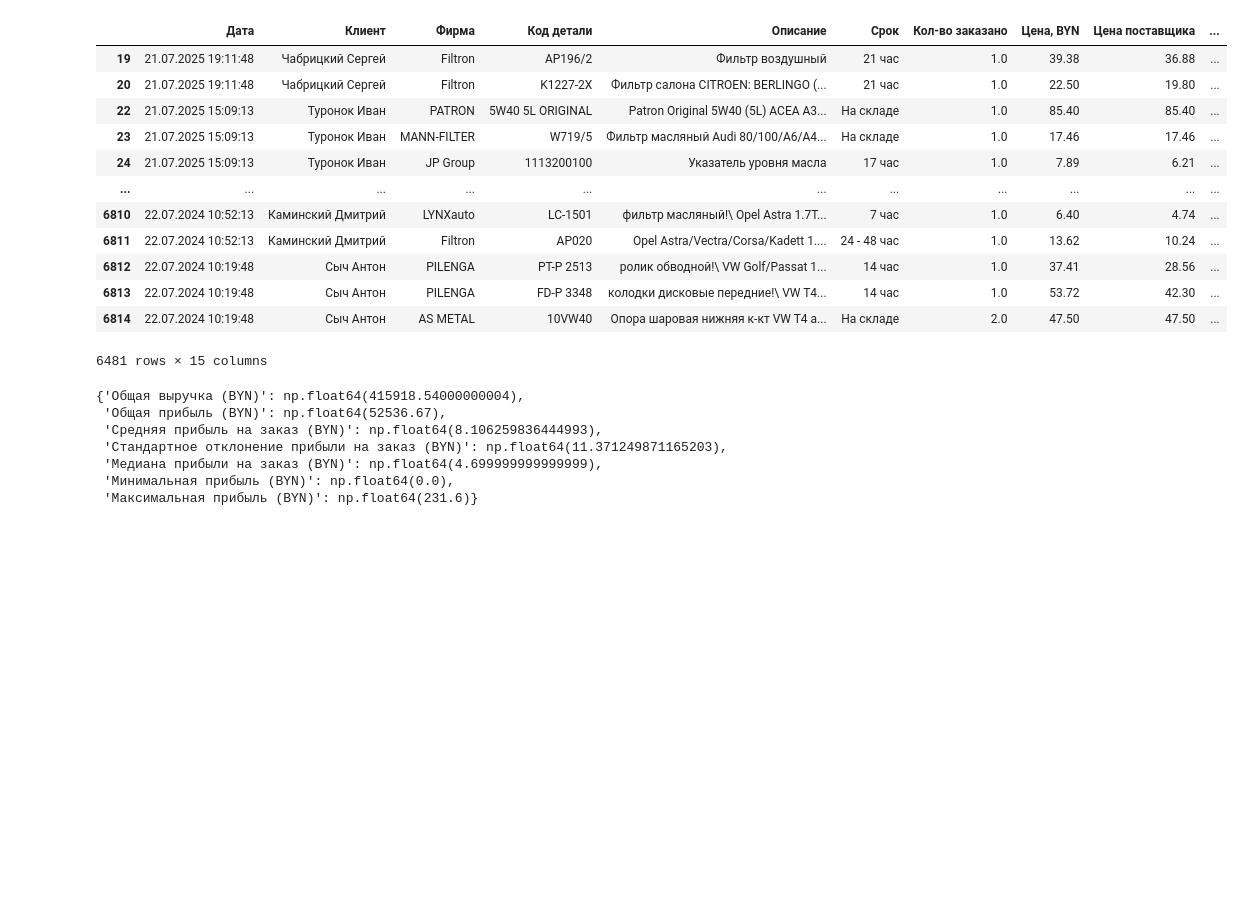
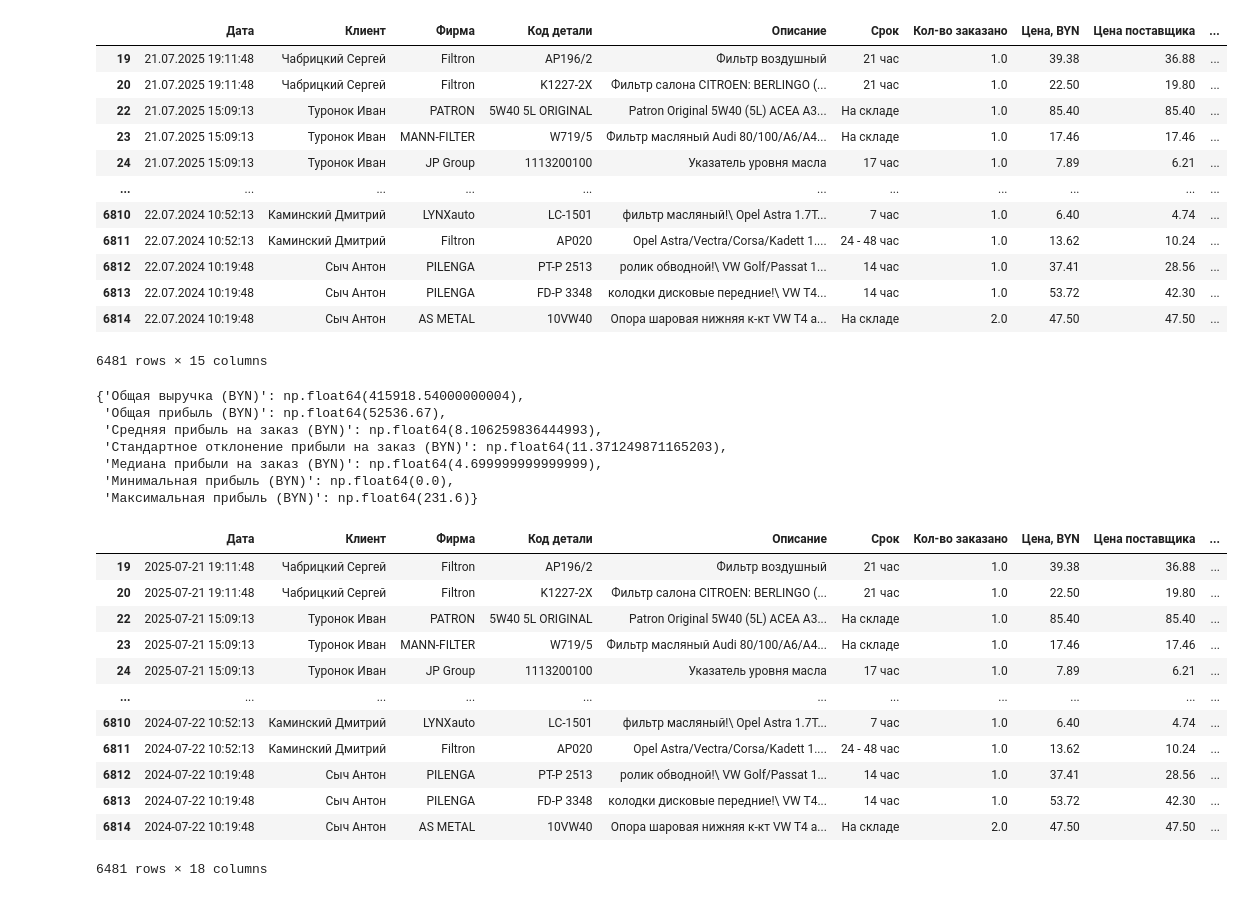
Before and after one commit to Dzemidov/Dzemidovich_kursovoi, a Jupyter notebook: 01_Data_Preparation.ipynb, the cells around one changed output. Cells and saved outputs as stored; diff of their text form; code cells hidden in the pictures; blank space fills up the shorter version.

```diff
--- a/01_Data_Preparation.ipynb
+++ b/01_Data_Preparation.ipynb
@@ -71,7 +71,7 @@ sale_max = sale_max.dropna()
 # Инженерия признаков
 sale_max['Profit'] = sale_max['Сумма, BYN'] - sale_max['Сумма закупки']
 sale_max['Profit Margin'] = sale_max['Profit'] / sale_max['Сумма, BYN']
-sale_max['Month'] = sale_max['Дата'].dt.to_period('M')
+sale_max['Month'] = sale_max['Дата'].dt.to_period('M').astype(str)
 # %%
 # Статистические показатели
 stats = {
@@ -103,3 +103,19 @@ df_after = sale_max[sale_max['Дата'] >= split_date]
 sale_max.to_parquet('processed_orders.parquet')
 df_before.to_parquet('processed_df_before_orders.parquet')
 df_after.to_parquet('processed_df_after_orders.parquet')
+# %%
+sale_max
+# %% [output]
+|  | Дата | Клиент | Фирма | Код детали | Описание | Срок | Кол-во заказано | Цена, BYN | Цена поставщика | ... |
+| 19 | 2025-07-21 19:11:48 | Чабрицкий Сергей | Filtron | AP196/2 | Фильтр воздушный | 21 час | 1.0 | 39.38 | 36.88 | ... |
+| 20 | 2025-07-21 19:11:48 | Чабрицкий Сергей | Filtron | K1227-2X | Фильтр салона CITROEN: BERLINGO (... | 21 час | 1.0 | 22.50 | 19.80 | ... |
+| 22 | 2025-07-21 15:09:13 | Туронок Иван | PATRON | 5W40 5L ORIGINAL | Patron Original 5W40 (5L) ACEA A3... | На складе | 1.0 | 85.40 | 85.40 | ... |
+| 23 | 2025-07-21 15:09:13 | Туронок Иван | MANN-FILTER | W719/5 | Фильтр масляный Audi 80/100/A6/A4... | На складе | 1.0 | 17.46 | 17.46 | ... |
+| 24 | 2025-07-21 15:09:13 | Туронок Иван | JP Group | 1113200100 | Указатель уровня масла | 17 час | 1.0 | 7.89 | 6.21 | ... |
+| ... | ... | ... | ... | ... | ... | ... | ... | ... | ... | ... |
+| 6810 | 2024-07-22 10:52:13 | Каминский Дмитрий | LYNXauto | LC-1501 | фильтр масляный!\ Opel Astra 1.7T... | 7 час | 1.0 | 6.40 | 4.74 | ... |
+| 6811 | 2024-07-22 10:52:13 | Каминский Дмитрий | Filtron | AP020 | Opel Astra/Vectra/Corsa/Kadett 1.... | 24 - 48 час | 1.0 | 13.62 | 10.24 | ... |
+| 6812 | 2024-07-22 10:19:48 | Сыч Антон | PILENGA | PT-P 2513 | ролик обводной!\ VW Golf/Passat 1... | 14 час | 1.0 | 37.41 | 28.56 | ... |
+| 6813 | 2024-07-22 10:19:48 | Сыч Антон | PILENGA | FD-P 3348 | колодки дисковые передние!\ VW T4... | 14 час | 1.0 | 53.72 | 42.30 | ... |
+| 6814 | 2024-07-22 10:19:48 | Сыч Антон | AS METAL | 10VW40 | Опора шаровая нижняя к-кт VW T4 a... | На складе | 2.0 | 47.50 | 47.50 | ... |
+6481 rows × 18 columns
```
Also changed, not shown: 5 other files.
